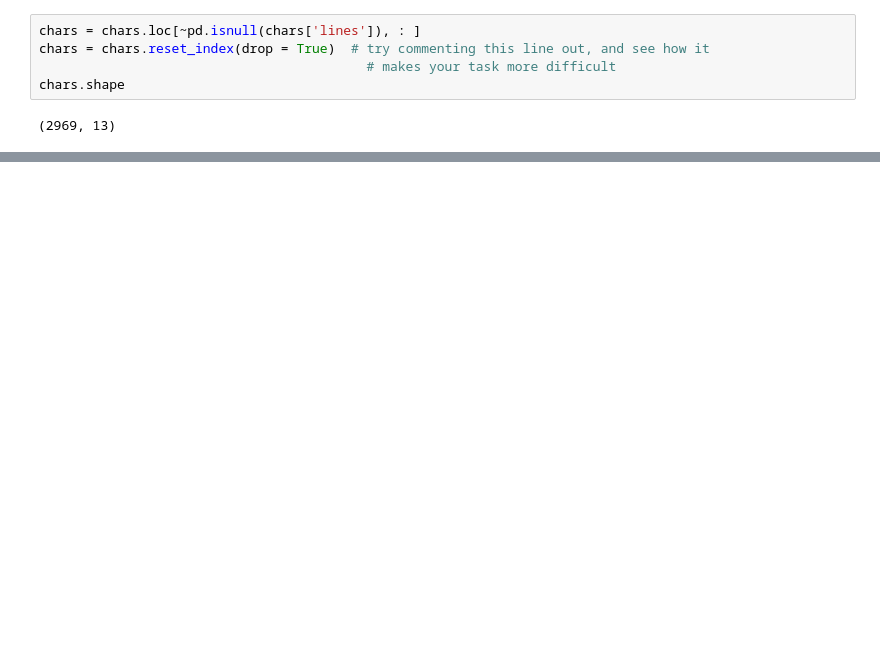
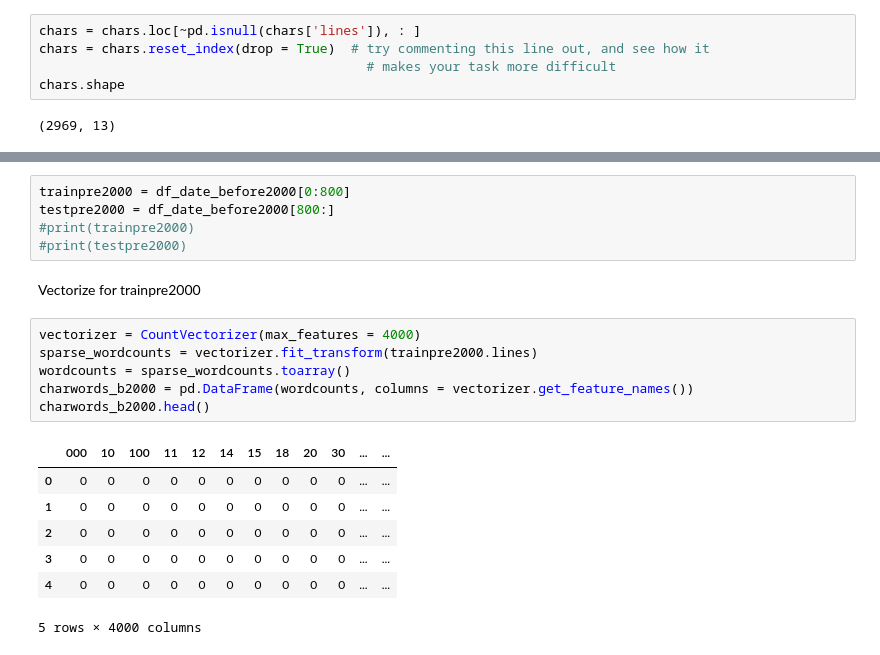
Before and after one commit to mschlack/finalprojectIS417, a Jupyter notebook: codeforproject/code_for_final_project.ipynb, the cells around one changed output, grey strips where cells are left out. Drawn from its saved outputs; the diff is of its cells as text; blank space fills up the shorter version.

```diff
--- a/codeforproject/code_for_final_project.ipynb
+++ b/codeforproject/code_for_final_project.ipynb
@@ -113,0 +149,21 @@ title_basics
+# %%
+trainpre2000 = df_date_before2000[0:800]
+testpre2000 = df_date_before2000[800:]
+#print(trainpre2000)
+#print(testpre2000)
+# %% [markdown]
+Vectorize for trainpre2000
+# %%
+vectorizer = CountVectorizer(max_features = 4000)
+sparse_wordcounts = vectorizer.fit_transform(trainpre2000.lines)
+wordcounts = sparse_wordcounts.toarray()
+charwords_b2000 = pd.DataFrame(wordcounts, columns = vectorizer.get_feature_names())
+charwords_b2000.head()
+# %% [output]
+|  | 000 | 10 | 100 | 11 | 12 | 14 | 15 | 18 | 20 | 30 | ... | ... |
+| 0 | 0 | 0 | 0 | 0 | 0 | 0 | 0 | 0 | 0 | 0 | ... | ... |
+| 1 | 0 | 0 | 0 | 0 | 0 | 0 | 0 | 0 | 0 | 0 | ... | ... |
+| 2 | 0 | 0 | 0 | 0 | 0 | 0 | 0 | 0 | 0 | 0 | ... | ... |
+| 3 | 0 | 0 | 0 | 0 | 0 | 0 | 0 | 0 | 0 | 0 | ... | ... |
+| 4 | 0 | 0 | 0 | 0 | 0 | 0 | 0 | 0 | 0 | 0 | ... | ... |
+5 rows × 4000 columns
```
Also changed, not shown: parts of 41 cells of this notebook.
